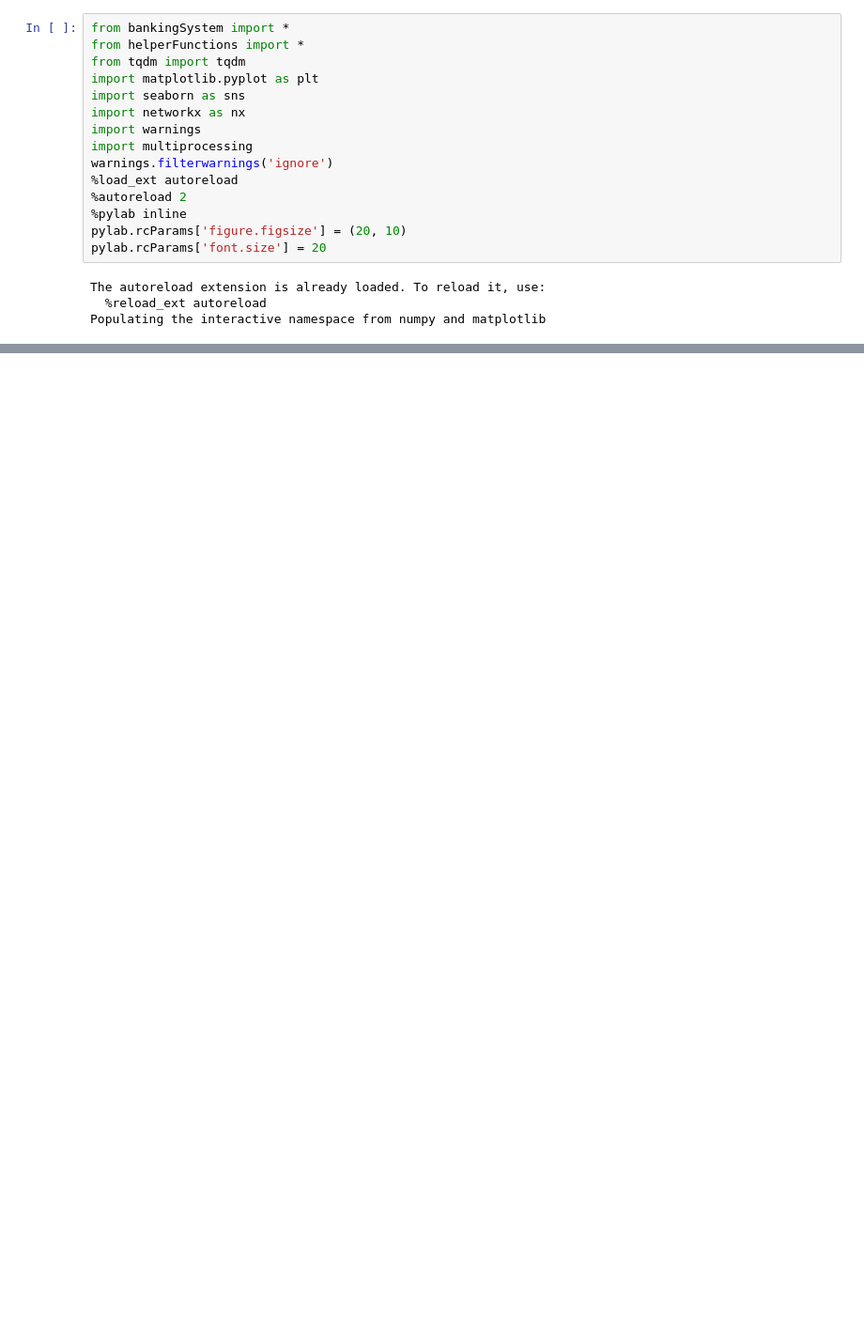
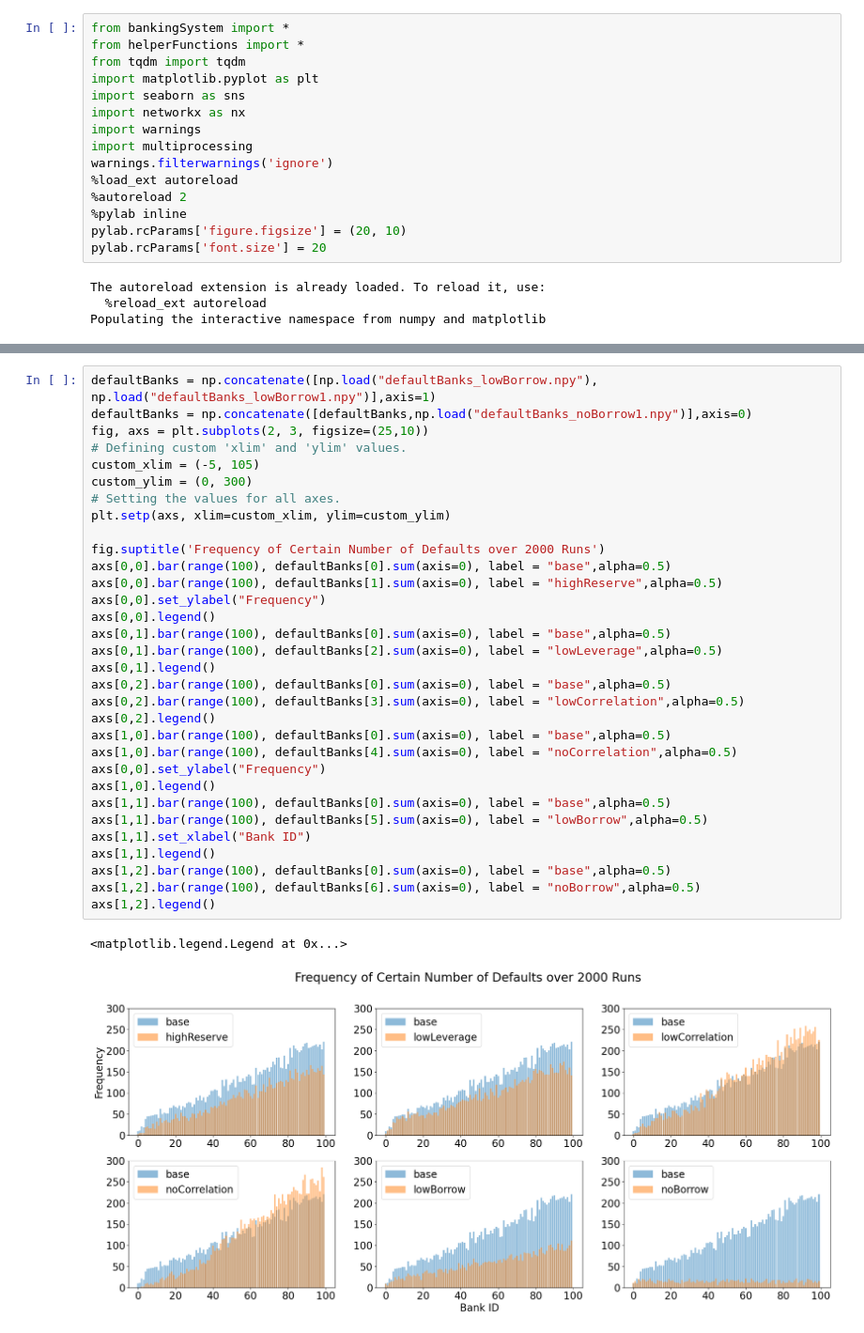
Before and after one commit to dongxulee/balanceSheet, a Jupyter notebook: bankingSystemSystematicRisk.ipynb, the cells around one changed output, grey strips where cells are left out. Shown at 94% size. Saved outputs shown, nothing was run; the diff lists cells and outputs as text; blank space fills up the shorter version.

```diff
--- a/bankingSystemSystematicRisk.ipynb
+++ b/bankingSystemSystematicRisk.ipynb
@@ -278,0 +69,35 @@ Populating the interactive namespace from numpy and matplotlib
+# %%
+defaultBanks = np.concatenate([np.load("defaultBanks_lowBorrow.npy"), np.load("defaultBanks_lowBorrow1.npy")],axis=1)
+defaultBanks = np.concatenate([defaultBanks,np.load("defaultBanks_noBorrow1.npy")],axis=0)
+fig, axs = plt.subplots(2, 3, figsize=(25,10))
+# Defining custom 'xlim' and 'ylim' values.
+custom_xlim = (-5, 105)
+custom_ylim = (0, 300)
+# Setting the values for all axes.
+plt.setp(axs, xlim=custom_xlim, ylim=custom_ylim)
+
+fig.suptitle('Frequency of Certain Number of Defaults over 2000 Runs')
+axs[0,0].bar(range(100), defaultBanks[0].sum(axis=0), label = "base",alpha=0.5)
+axs[0,0].bar(range(100), defaultBanks[1].sum(axis=0), label = "highReserve",alpha=0.5)
+axs[0,0].set_ylabel("Frequency")
+axs[0,0].legend()
+axs[0,1].bar(range(100), defaultBanks[0].sum(axis=0), label = "base",alpha=0.5)
+axs[0,1].bar(range(100), defaultBanks[2].sum(axis=0), label = "lowLeverage",alpha=0.5)
+axs[0,1].legend()
+axs[0,2].bar(range(100), defaultBanks[0].sum(axis=0), label = "base",alpha=0.5)
+axs[0,2].bar(range(100), defaultBanks[3].sum(axis=0), label = "lowCorrelation",alpha=0.5)
+axs[0,2].legend()
+axs[1,0].bar(range(100), defaultBanks[0].sum(axis=0), label = "base",alpha=0.5)
+axs[1,0].bar(range(100), defaultBanks[4].sum(axis=0), label = "noCorrelation",alpha=0.5)
+axs[0,0].set_ylabel("Frequency")
+axs[1,0].legend()
+axs[1,1].bar(range(100), defaultBanks[0].sum(axis=0), label = "base",alpha=0.5)
+axs[1,1].bar(range(100), defaultBanks[5].sum(axis=0), label = "lowBorrow",alpha=0.5)
+axs[1,1].set_xlabel("Bank ID")
+axs[1,1].legend()
+axs[1,2].bar(range(100), defaultBanks[0].sum(axis=0), label = "base",alpha=0.5)
+axs[1,2].bar(range(100), defaultBanks[6].sum(axis=0), label = "noBorrow",alpha=0.5)
+axs[1,2].legend()
+# %% [output]
+<matplotlib.legend.Legend at 0x...>
+[figure, added]
```
Also changed, not shown: parts of 12 cells of this notebook, 14 other files.
